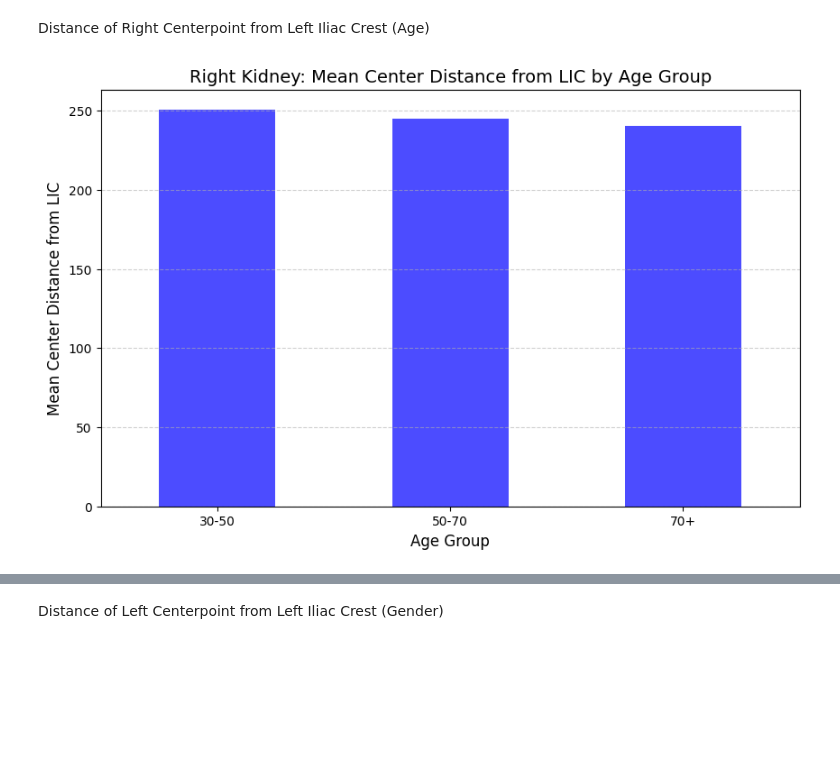
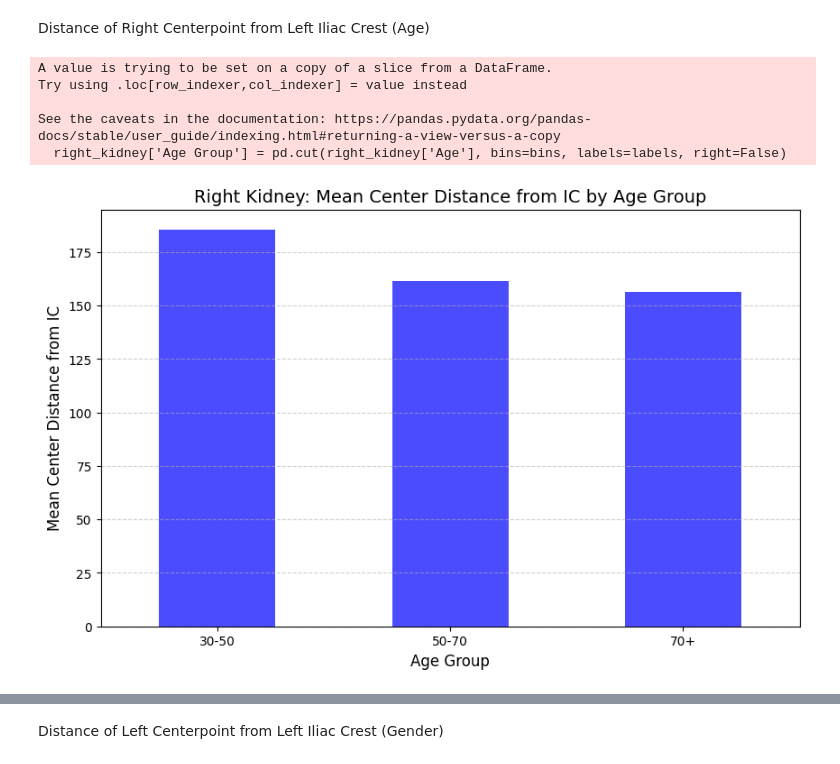
Before and after one commit to legendarychristian/sonovance, a Jupyter notebook: bounding_box.ipynb, the cells around one changed output, grey strips where cells are left out. Saved outputs shown, nothing was run; the diff lists cells and outputs as text; code cells hidden in the pictures; blank space fills up the shorter version.

```diff
--- a/bounding_box.ipynb
+++ b/bounding_box.ipynb
@@ -59,12 +63,14 @@ def calculate_distance(point1, point2):
                    (point1[1] - point2[1]) ** 2 +
                    (point1[2] - point2[2]) ** 2)
 
-left_kidney['Center Distance from LIC'] = left_kidney.apply(
+left_kidney['Center Distance from IC'] = left_kidney.apply(
     lambda row: calculate_distance(row['Left Illiac Crest'], row['Left Center Point']), axis=1
 )
-right_kidney['Center Distance from LIC'] = right_kidney.apply(
-    lambda row: calculate_distance(row['Left Illiac Crest'], row['Right Center Point']), axis=1
+right_kidney['Center Distance from IC'] = right_kidney.apply(
+    lambda row: calculate_distance(row['Right Illiac Crest'], row['Right Center Point']), axis=1
 )
+
+left_kidney['Gender'] = left_kidney['Gender'].map({'male': 1, 'female': 0})
 # %%
 left_kidney
 # %% [output]
@@ -117,22 +161,27 @@ See the caveats in the documentation: https://pandas.pydata.org/pandas-docs/stab
 # %% [markdown]
 Distance of Right Centerpoint from Left Iliac Crest (Age)
 # %%
-right_kidney = right_kidney.dropna(subset=['Age', 'Center Distance from LIC'])
+right_kidney = right_kidney.dropna(subset=['Age', 'Center Distance from IC'])
 
 bins = [30, 50, 70, 100]  # Combine 50-60 and 60-70 into 50-70
 labels = ['30-50', '50-70', '70+']  # Updated labels
 
 right_kidney['Age Group'] = pd.cut(right_kidney['Age'], bins=bins, labels=labels, right=False)
 
-grouped_data = right_kidney.groupby('Age Group')['Center Distance from LIC'].mean()
+grouped_data = right_kidney.groupby('Age Group')['Center Distance from IC'].mean()
 
 plt.figure(figsize=(10, 6))
 grouped_data.plot(kind='bar', color='blue', alpha=0.7)
-plt.title('Right Kidney: Mean Center Distance from LIC by Age Group', fontsize=14)
+plt.title('Right Kidney: Mean Center Distance from IC by Age Group', fontsize=14)
 plt.xlabel('Age Group', fontsize=12)
-plt.ylabel('Mean Center Distance from LIC', fontsize=12)
+plt.ylabel('Mean Center Distance from IC', fontsize=12)
 plt.xticks(rotation=0)
 plt.grid(axis='y', linestyle='--', alpha=0.6)
 plt.show()
 # %% [output]
+A value is trying to be set on a copy of a slice from a DataFrame.
+Try using .loc[row_indexer,col_indexer] = value instead
+
+See the caveats in the documentation: https://pandas.pydata.org/pandas-docs/stable/user_guide/indexing.html#returning-a-view-versus-a-copy
+  right_kidney['Age Group'] = pd.cut(right_kidney['Age'], bins=bins, labels=labels, right=False)
-[figure, old version]
+[figure, new version]
```
Also changed, not shown: parts of 22 cells of this notebook, 1 other file.
